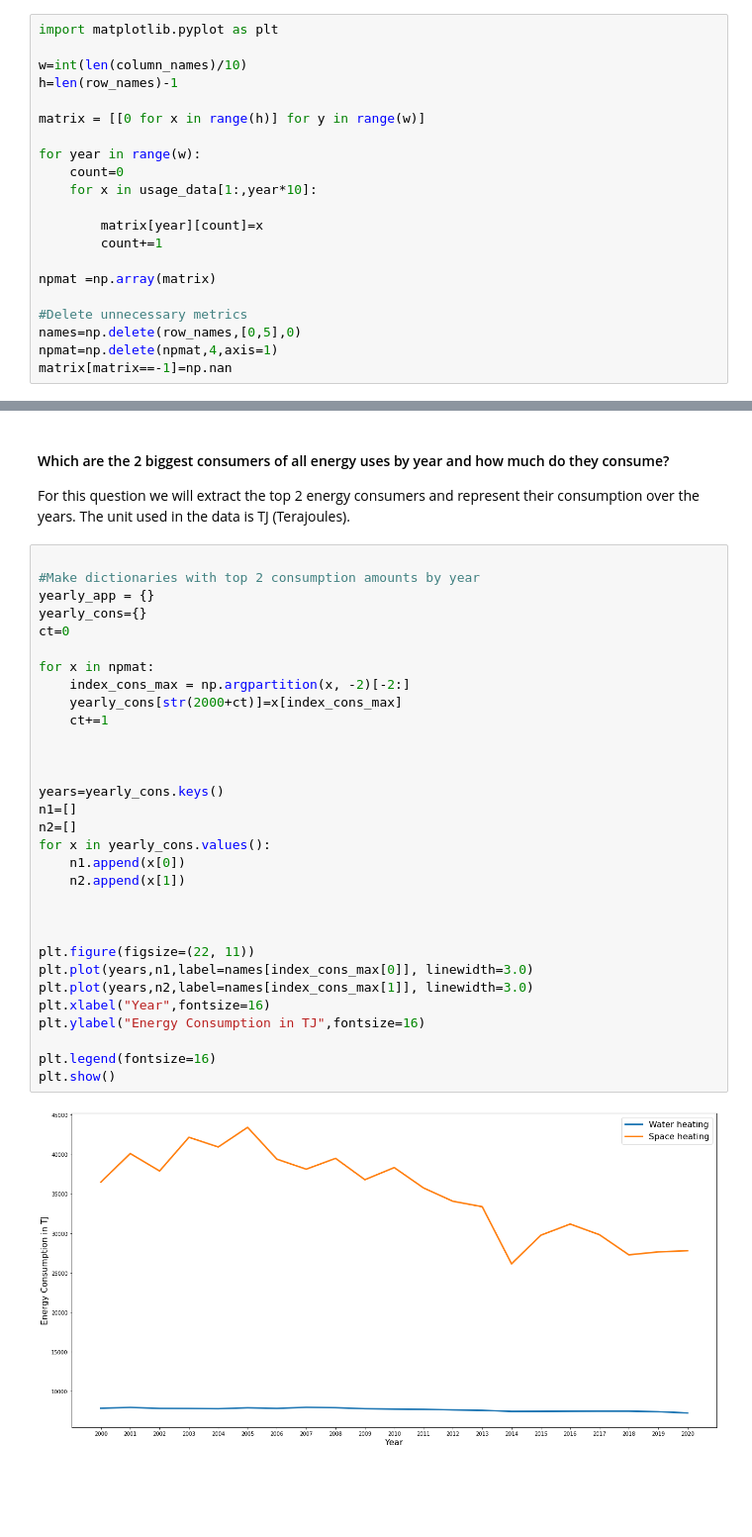
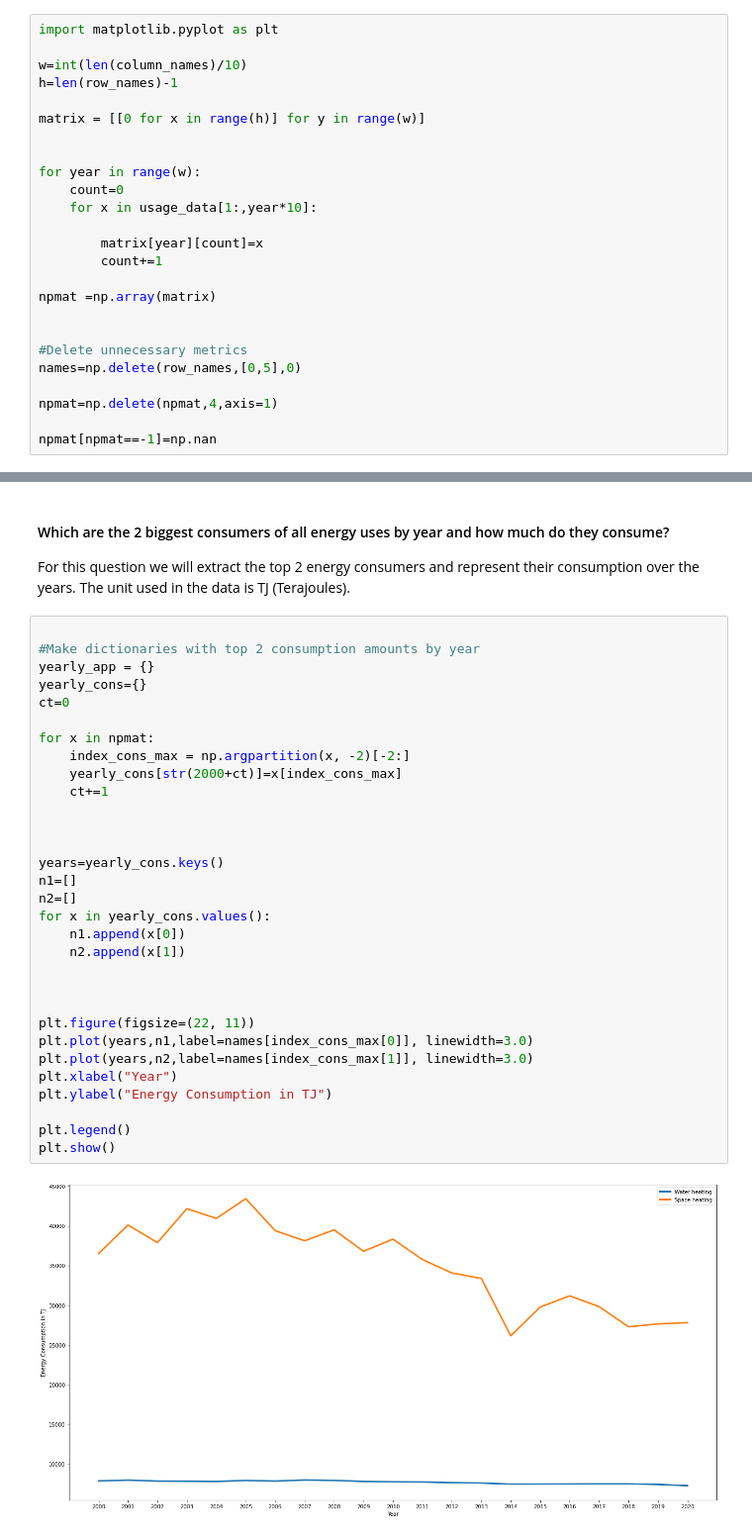
Before and after one commit to TilenBerlak/Data-mining-project, a Jupyter notebook: Projekt/Projekt.ipynb, the cells around one changed output, grey strips where cells are left out. Shown at 99% size. Drawn from its saved outputs; the diff is of its cells as text; blank space fills up the shorter version.

```diff
--- a/Projekt/Projekt.ipynb
+++ b/Projekt/Projekt.ipynb
@@ -32,6 +29,7 @@ w=int(len(column_names)/10)
 h=len(row_names)-1
 
 matrix = [[0 for x in range(h)] for y in range(w)]
+
 
 for year in range(w):
     count=0
@@ -42,7 +40,10 @@ for year in range(w):
 
 npmat =np.array(matrix)
 
+
 #Delete unnecessary metrics
 names=np.delete(row_names,[0,5],0)
+
 npmat=np.delete(npmat,4,axis=1)
-matrix[matrix==-1]=np.nan
+
+npmat[npmat==-1]=np.nan
@@ -72,33 +94,33 @@ The unit used in the data is TJ (Terajoules).
 # %%
 
 #Make dictionaries with top 2 consumption amounts by year
 yearly_app = {}
 yearly_cons={}
 ct=0
 
 for x in npmat:
     index_cons_max = np.argpartition(x, -2)[-2:]
     yearly_cons[str(2000+ct)]=x[index_cons_max]
     ct+=1
 
 
 
 years=yearly_cons.keys()
 n1=[]
 n2=[]
 for x in yearly_cons.values():
     n1.append(x[0])
     n2.append(x[1])
 
 
 
 plt.figure(figsize=(22, 11))
 plt.plot(years,n1,label=names[index_cons_max[0]], linewidth=3.0)
 plt.plot(years,n2,label=names[index_cons_max[1]], linewidth=3.0)
-plt.xlabel("Year",fontsize=16)
-plt.ylabel("Energy Consumption in TJ",fontsize=16)
+plt.xlabel("Year")
+plt.ylabel("Energy Consumption in TJ")
 
-plt.legend(fontsize=16)
+plt.legend()
 plt.show()
 # %% [output]
-[figure, old version]
+[figure, new version]
```
Also changed, not shown: parts of 7 cells of this notebook.
